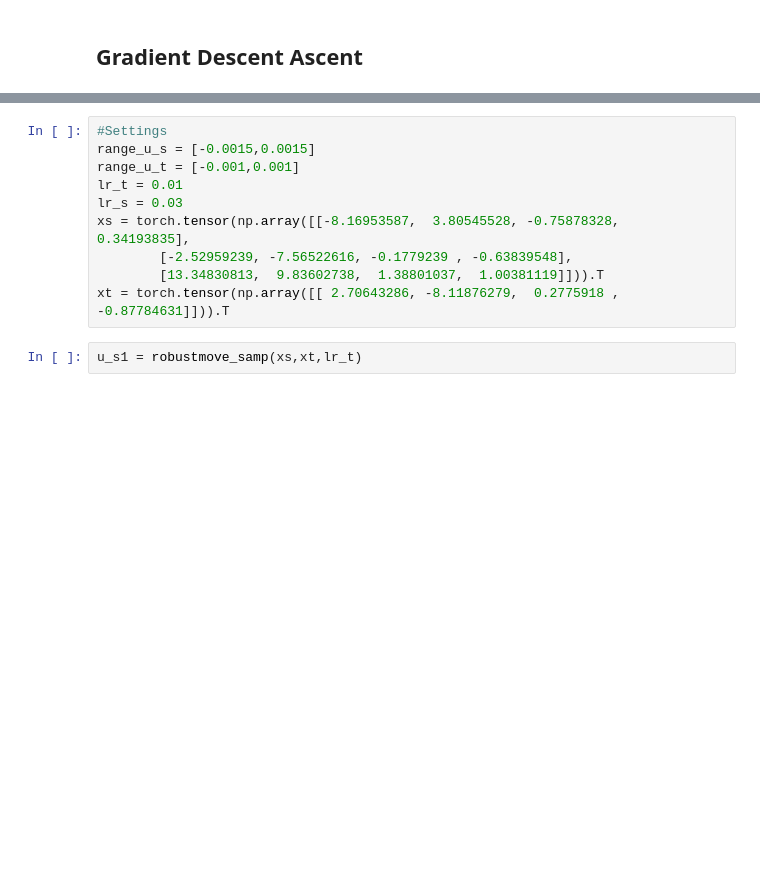
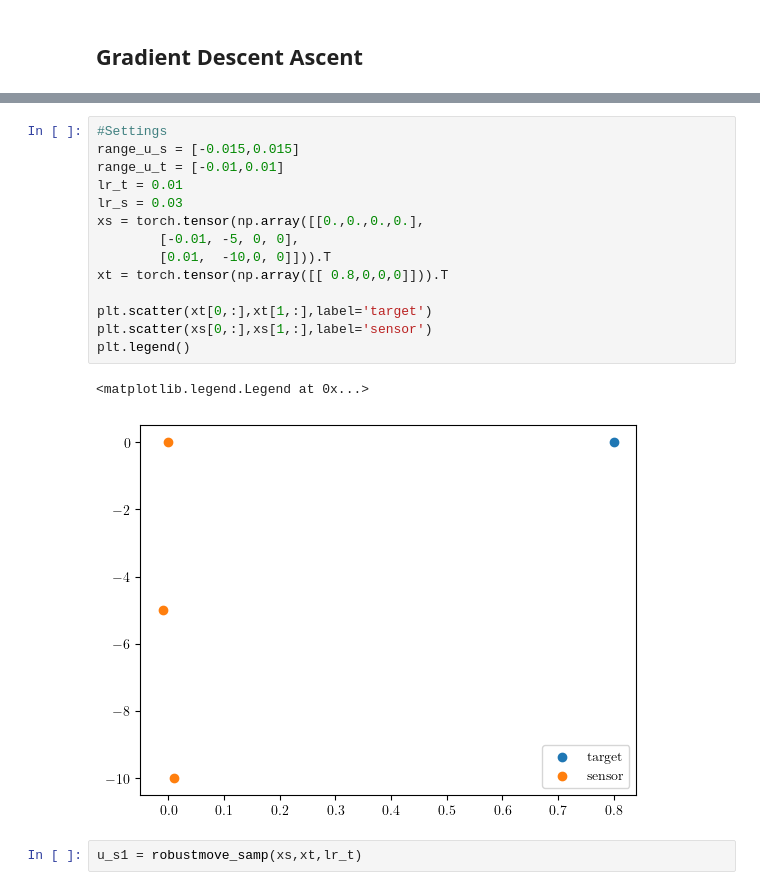
Before and after one commit to jingwei91hu/ActiveTracking, a Jupyter notebook: Autograd_Active_Tracking.ipynb, the cells around one changed output, grey strips where cells are left out. Cells and saved outputs as stored; diff of their text form; blank space fills up the shorter version.

```diff
--- a/Autograd_Active_Tracking.ipynb
+++ b/Autograd_Active_Tracking.ipynb
@@ -429,14 +731,21 @@ def robustmove_samp(x_s,x_t,lr_t):
     return u_s_
 # %%
 #Settings
-range_u_s = [-0.0015,0.0015]
-range_u_t = [-0.001,0.001]
+range_u_s = [-0.015,0.015]
+range_u_t = [-0.01,0.01]
 lr_t = 0.01
 lr_s = 0.03
-xs = torch.tensor(np.array([[-8.16953587,  3.80545528, -0.75878328,  0.34193835],
-        [-2.52959239, -7.56522616, -0.1779239 , -0.63839548],
-        [13.34830813,  9.83602738,  1.38801037,  1.00381119]])).T
-xt = torch.tensor(np.array([[ 2.70643286, -8.11876279,  0.2775918 , -0.87784631]])).T
+xs = torch.tensor(np.array([[0.,0.,0.,0.],
+        [-0.01, -5, 0, 0],
+        [0.01,  -10,0, 0]])).T
+xt = torch.tensor(np.array([[ 0.8,0,0,0]])).T
+
+plt.scatter(xt[0,:],xt[1,:],label='target')
+plt.scatter(xs[0,:],xs[1,:],label='sensor')
+plt.legend()
+# %% [output]
+<matplotlib.legend.Legend at 0x...>
+[figure, added]
 # %%
 u_s1 = robustmove_samp(xs,xt,lr_t)
 # %%
```
Also changed, not shown: parts of 151 cells of this notebook, 9 other files.
